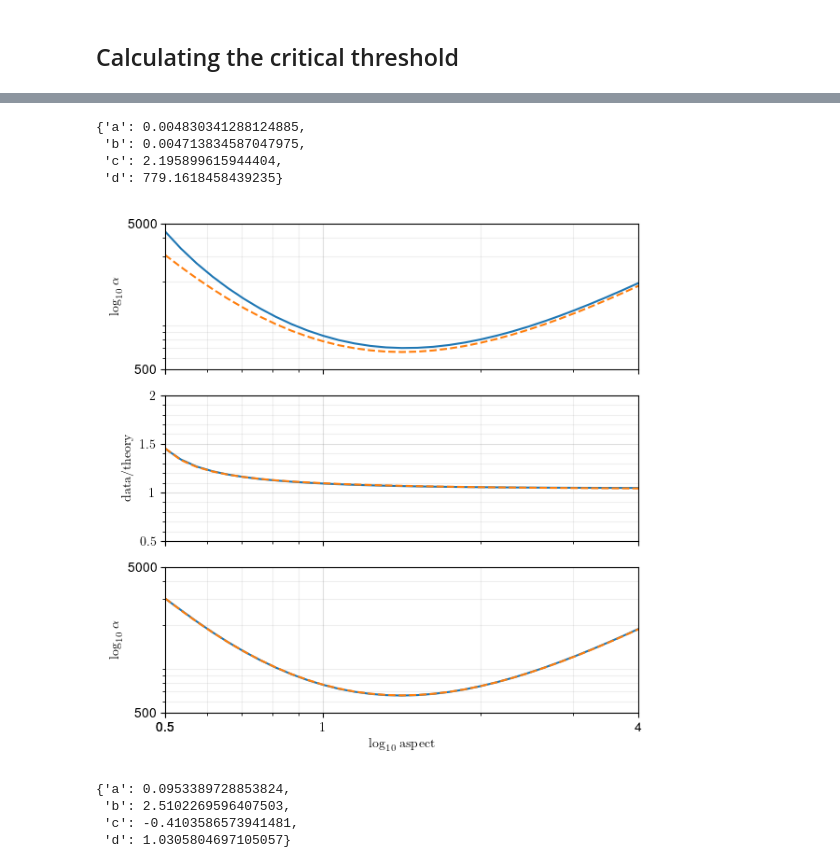
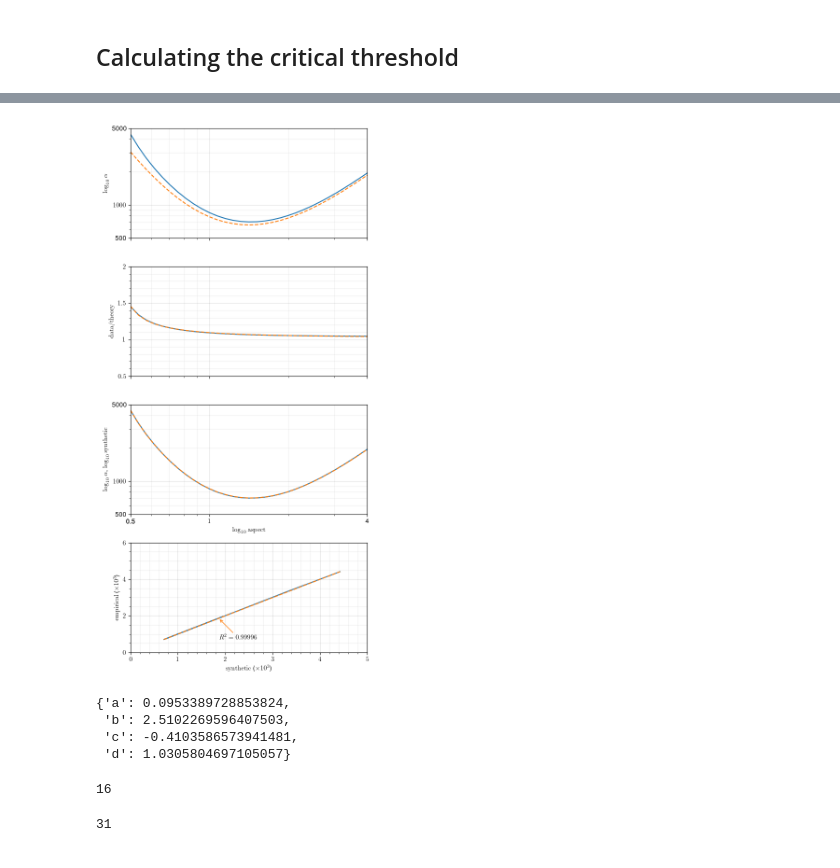
Before and after one commit to rsbyrne/thesis, a Jupyter notebook: book/content/chapter_04_critical/critical.ipynb, the cells around one changed output, grey strips where cells are left out. Drawn from its saved outputs; the diff is of its cells as text; code cells hidden in the pictures.

```diff
--- a/book/content/chapter_04_critical/critical.ipynb
+++ b/book/content/chapter_04_critical/critical.ipynb
@@ -61,10 +82,3 @@ canvas
-# %%
-params
-# %% [output]
-{'a': 0.004830341288124885,
- 'b': 0.004713834587047975,
- 'c': 2.195899615944404,
- 'd': 779.1618458439235}
 # %%
 with open(
         os.path.join(
@@ -75,18 +89,20 @@ with open(
 
 crit_func = lambda A: math.pi**4 * (1 + A**2)**3 / A**4
 series = pd.Series({key: datas[key][-1] for key in sorted(datas)})
+independent = series.index
+empirical = series.values
 theory = tuple(map(crit_func, series.index))
-ratios = series.values / theory
+discrepancy = empirical / theory
 
-canvas = Canvas(size = (6, 6), shape = (3, 1))
+canvas = Canvas(size = (6, 12), shape = (4, 1))
 
 ax1 = canvas.ax((0, 0))
 ax1.line(
     xchan := Channel(
-        series.index, label=r"$\mathrm{aspect}$",
+        independent, label=r"$\mathrm{aspect}$",
         log=True, capped=(True, True),
         ),
-    Channel(series.values, label=r"$\alpha$", log=True),
+    ychan := Channel(empirical, label=r"$\alpha$", log=True),
     )
 ax1.line(
     xchan, Channel(theory, log=True),
@@ -100,40 +116,70 @@ ax1.props.edges.x.ticks.major.labels = ()
 
 def func(x, /, a, b, c, d):
     return a / (b*(x + c)) + d
-(*params,), error = curve_fit(func, series.index, ratios)
+(*params,), error = curve_fit(func, series.index, discrepancy)
 params = dict(zip('abcd', (map(float, params))))
 
 correction = func(series.index, **params)
 
 ax2 = canvas.ax((1, 0))
 ax2.line(
     xchan,
-    Channel(ratios, label=r'$\mathrm{data} / \mathrm{theory}$'),
+    Channel(discrepancy, label=r'$\mathrm{data} / \mathrm{theory}$'),
     )
 ax2.line(
     xchan,
     Channel(correction),
     linestyle='--',
     )
 
 ax2.props.edges.x.label.visible = False
 ax2.props.edges.x.ticks.major.labels = ()
 
+synthetic = theory * correction
+
 ax3 = canvas.ax((2, 0))
 ax3.line(
     xchan,
-    Channel(series.values / correction, log=True),
+    ychan,
     )
 ax3.line(
     xchan,
-    Channel(theory, label=r"$\alpha$", log=True),
+    Channel(synthetic, label=r"$\mathrm{synthetic}$", log=True),
     linestyle='--',
     )
+
+ax4 = canvas.ax((3, 0))
+ax4.line(
+    Channel(synthetic, label=r"$\mathrm{synthetic}$"),
+    Channel(empirical, label=r"$\mathrm{empirical}$"),
+    )
+linscore = r2_score(synthetic, empirical)
+ax4.line(
+    Channel(np.linspace(min(synthetic), max(synthetic), 100)),
+    Channel(np.linspace(min(empirical), max(empirical), 100)),
+    linestyle = '--',
+    )
+ax4.annotate(
+    (max(synthetic) - min(synthetic)) / 2,
+    (max(empirical) - min(empirical)) / 2,
+    label = f"${'R^2 =' + str(round(linscore, 5))}$",
+    points = (30, -30),
+    arrowprops = dict(arrowstyle = "->", color = '#ff7f0e'),
+    )
+
 display(canvas)
 display(params)
 # %% [output]
-[figure, old version]
+[figure, new version]
 {'a': 0.0953389728853824,
  'b': 2.5102269596407503,
  'c': -0.4103586573941481,
  'd': 1.0305804697105057}
+# %%
+round(len(synthetic) / 2)
+# %% [output]
+16
+# %%
+len(synthetic)
+# %% [output]
+31
```
Also changed, not shown: parts of 4 cells of this notebook, 11 other files.
